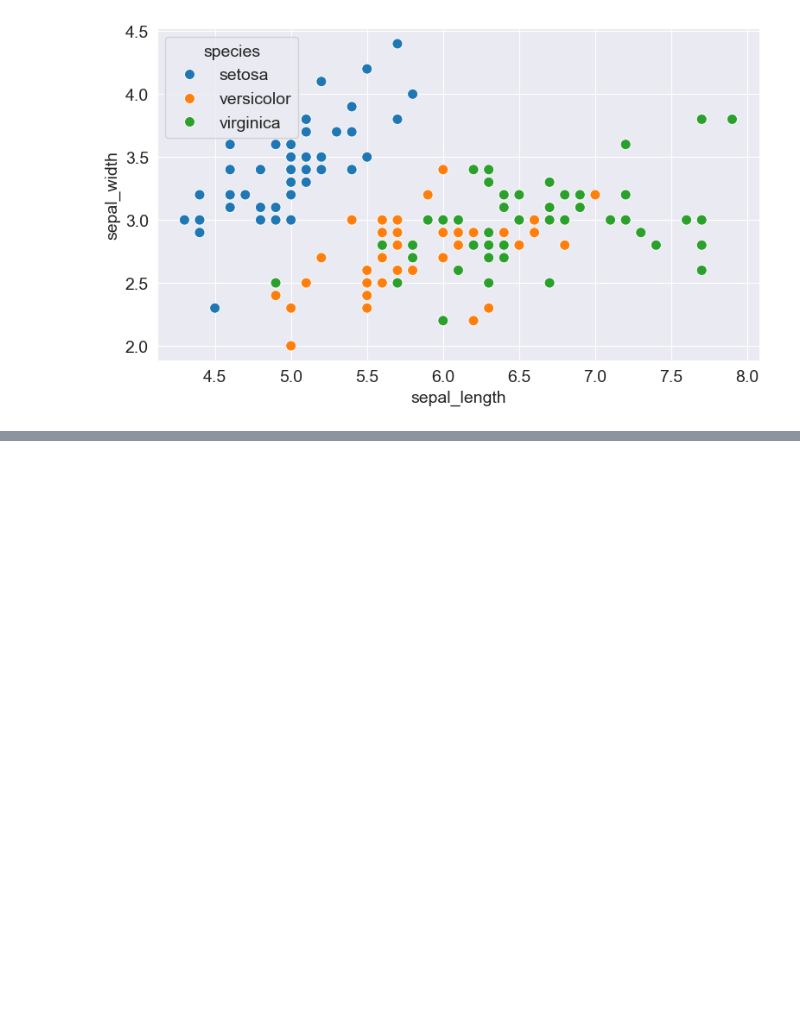
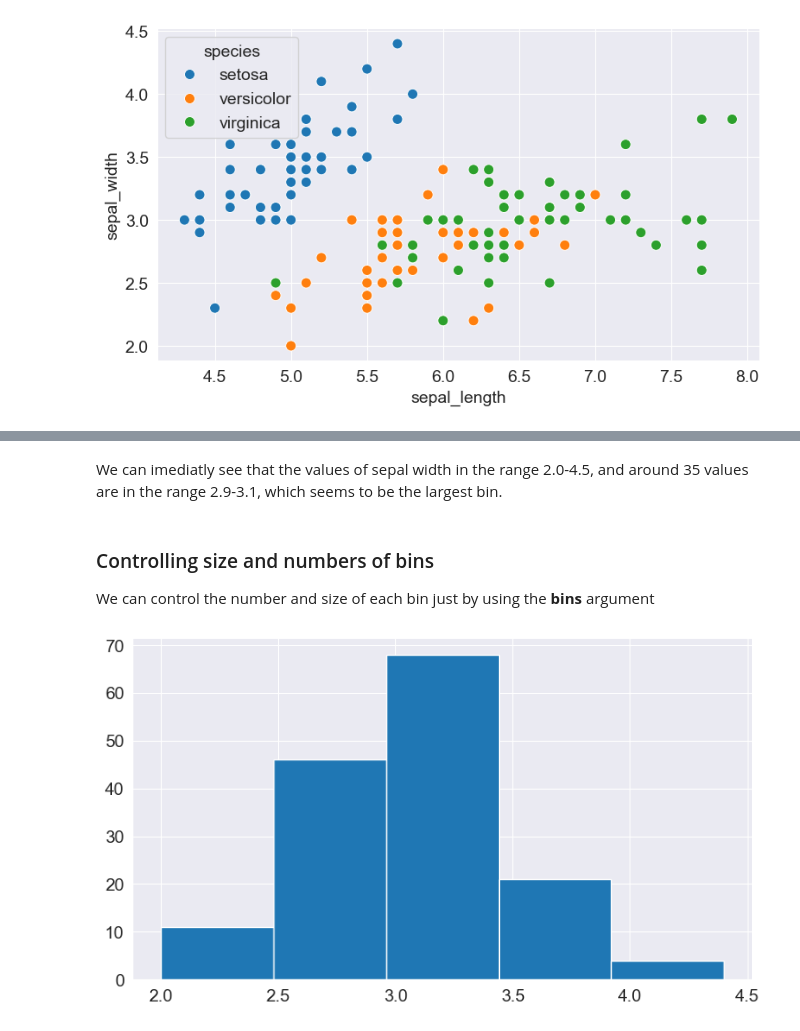
Before and after one commit to piyush-verma020/Data-Analysis, a Jupyter notebook: matplotlib_seaborn_(notes).ipynb, the cells around one changed output, grey strips where cells are left out. Saved outputs shown, nothing was run; the diff lists cells and outputs as text; code cells hidden in the pictures; blank space fills up the shorter version.

```diff
--- a/matplotlib_seaborn_(notes).ipynb
+++ b/matplotlib_seaborn_(notes).ipynb
@@ -386,0 +441,10 @@ sepal width, while the opposite is true for the flower of Virginica species.
+# %% [markdown]
+We can imediatly see that the values of sepal width in the range 2.0-4.5, and around 35 values are in the range 2.9-3.1, which seems to be the largest bin.
+# %% [markdown]
+### Controlling size and numbers of bins
+
+We can control the number and size of each bin just by using the **bins** argument
+# %%
+plt.hist(flower_df.sepal_width,bins=5);
+# %% [output]
+[figure, added]
```
Also changed, not shown: parts of 26 cells of this notebook.
